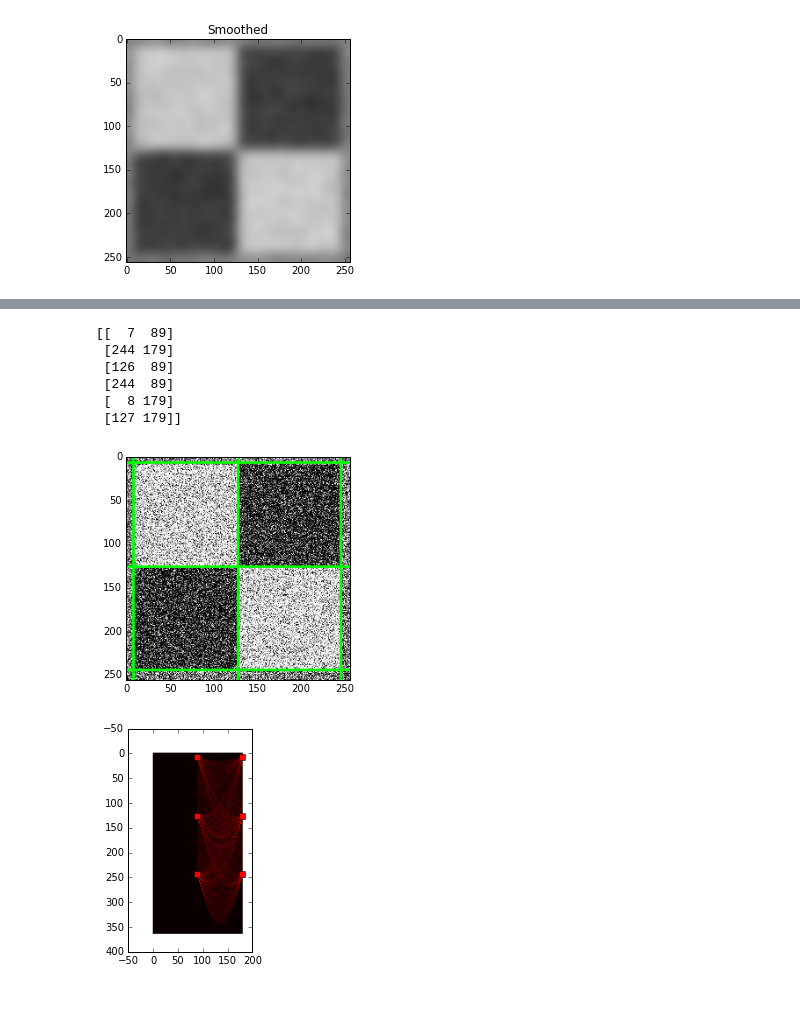
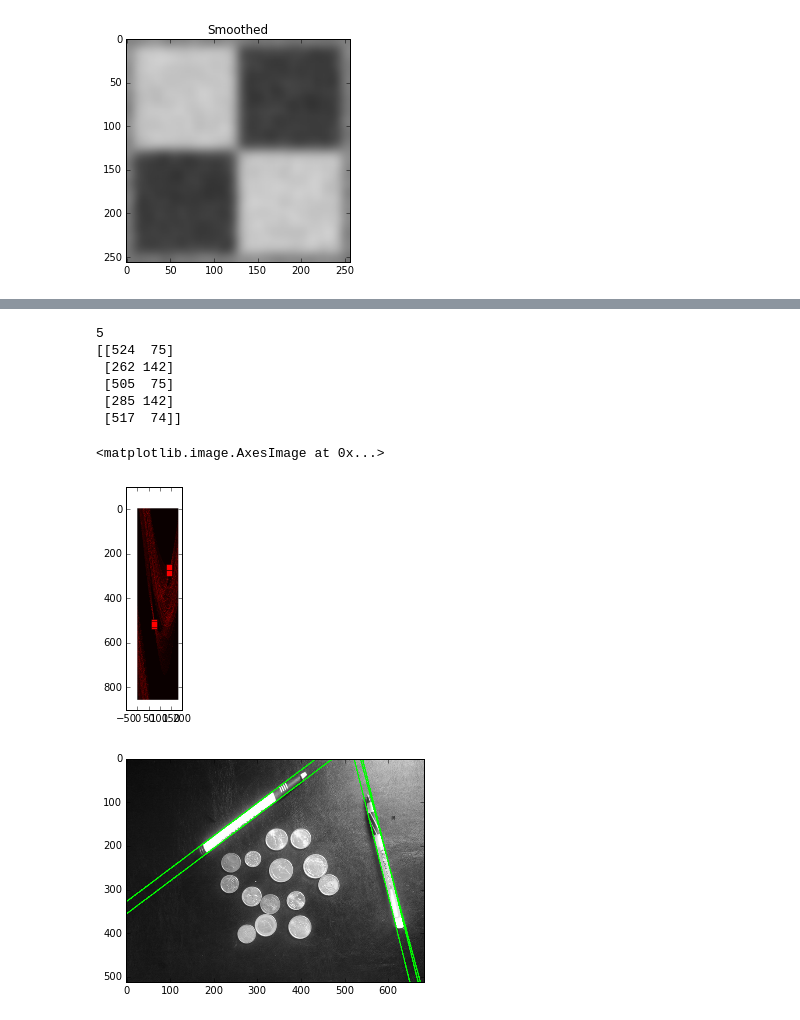
Before and after one commit to thomasantony/ud810-intro-computer-vision, a Jupyter notebook: ps1/ps1.ipynb, the cells around one changed output, grey strips where cells are left out. Drawn from its saved outputs; the diff is of its cells as text; code cells hidden in the pictures.

Commit message:
Hough transform working for lines and circles

```diff
--- a/ps1/ps1.ipynb
+++ b/ps1/ps1.ipynb
@@ -99,0 +106,6 @@ fig.savefig('ps1-2-b-1.png')
+# %%
+peaks = hough_peaks(H, 10, nhood_size=(51,51))
+fig = plt.figure()
+plt.imshow(Hnorm, 'hot')
+plt.plot(peaks[:,1], peaks[:,0], 'rs')
+fig.savefig('ps1-2-b-1.png')
@@ -164,0 +211,13 @@ True
+# %%
+# Question 4.a
+img1 = cv2.imread('input/ps1-input1.png')
+img1_gray = cv2.cvtColor(img1, cv2.COLOR_BGR2GRAY)
+img1_smooth = cv2.GaussianBlur(img1_gray, (15, 15), 0)
+cv2.imwrite('output/ps1-4-a-1.png', img1_smooth)
+plt.imshow(img1_smooth, 'gray')
+
+# Question 4.b
+plt.figure()
+img1_edge = cv2.Canny(img1_smooth, 10, 50)
+plt.imshow(img1_edge, 'gray')
+cv2.imwrite('output/ps1-4-b-1.png', img1_edge)
@@ -165,21 +228,24 @@ True
 # %%
-# Question 3
-H, theta, rho = hough_lines_acc(edges_smoothed)
+# Question 4.c
+H, theta, rho = hough_lines_acc(img1_edge)
 Hnorm = H/(np.amax(H)) * 255  # Normalize
-peaks = hough_peaks(H, 6, nhood_size=(21,21))
+peaks = hough_peaks(H, 10, nhood_size=(11,11))
 print(peaks)
-hough_lines_draw(img_noisy, 'output/ps1-3-c-2.png', peaks, rho, theta)
-
 fig = plt.figure()
 plt.imshow(Hnorm, 'hot')
 plt.plot(peaks[:,1], peaks[:,0], 'rs')
-fig.savefig('ps1-3-c-1.png')
+fig.savefig('ps1-4-c-1.png')
+
+plt.figure()
+img1_lines = hough_lines_draw(img1_gray, 'output/ps1-4-c-2.png', peaks, rho, theta)
+plt.imshow(img1_lines)
 # %% [output]
-[[  7  89]
- [244 179]
- [126  89]
- [244  89]
- [  8 179]
- [127 179]]
+5
+[[524  75]
+ [262 142]
+ [505  75]
+ [285 142]
+ [517  74]]
+<matplotlib.image.AxesImage at 0x...>
-[figure, old version]
+[figure, new version]
-[figure, old version]
+[figure, new version]
```
Also changed, not shown: parts of 10 cells of this notebook, 11 other files.
